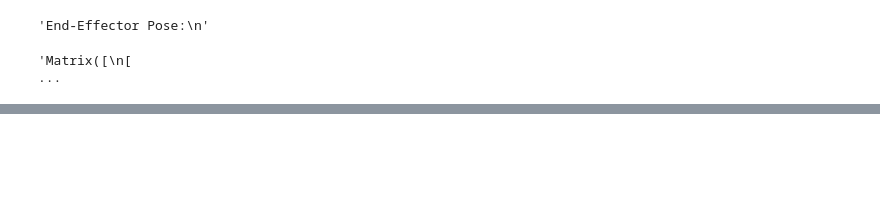
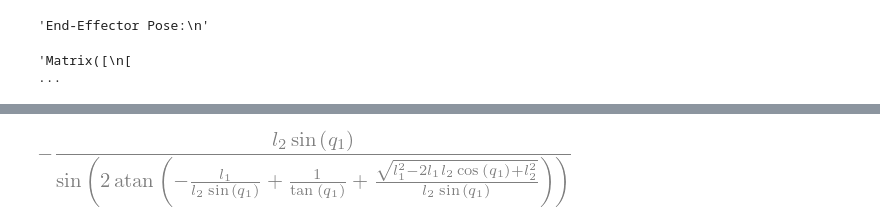
Before and after one commit to AmirSamanMirjalili/Robotics-Exercise, a Jupyter notebook: Code/E5.ipynb, the cells around one changed output, grey strips where cells are left out. Drawn from its saved outputs; the diff is of its cells as text; code cells hidden in the pictures; blank space fills up the shorter version.

```diff
--- a/Code/E5.ipynb
+++ b/Code/E5.ipynb
@@ -152,0 +279,89 @@ KeyError: 'q1'
+# %%
+def slider_crank_inverse_kinematics(q1: sf.Scalar, params: values.Values, epsilon: sf.Scalar):
+    """
+    Computes the inverse kinematics for a slider-crank linkage (1-RRPR) using n_link_forward_kinematics.
+
+    Args:
+        q1: Input joint angle (revolute)
+        params: A Values object containing geometric parameters of the mechanism
+        epsilon: A small number to handle singularities
+
+    Returns:
+        A tuple (q3_solutions, joint_variables) where q3_solutions is a list of solutions for q3
+        and joint_variables is a dictionary of all joint variables.
+    """
+    # Define the kinematic chains using n_link_forward_kinematics
+    def chain1(q1):
+        joint_angles = values.Values()
+        joint_angles['q1'] = q1
+        screw_axes = values.Values()
+        screw_axes['S1'] = sf.V6([0, 0, 1, 0, 0, 0])
+        # screw_axes['S2'] = sf.V6([0, 0, 1, -params['l1'], 0, 0])
+        M = values.Values()
+        M['R'] = sf.V3([0, 0, 0])
+        M['t'] = sf.V3([params['l2'], 0, 0])
+        return n_link_forward_kinematics(joint_angles, screw_axes, M, epsilon)
+
+    def chain2(q2,q3):
+        joint_angles = values.Values()
+        joint_angles['q1'] = q2
+        joint_angles['q2'] = q3-params['q3_min']
+        # axis of rotation for revolute joint1
+        omega1 = sf.V3(0, 0, 1)
+        # Calculate v for revolute joint 1
+        q1 = sf.V3(params['l1'], 0, 0)  # Point on the axis of joint 1
+        v1 = -omega1.cross(q1)
+        screw_axes = values.Values()
+        screw_axes['S1'] = sf.V6(omega1.to_flat_list() + v1.to_flat_list())
+        screw_axes['S2'] = sf.V6([0, 0, 0, 1, 0, 0])
+        M = values.Values()
+        M['R'] = sf.V3([0, 0, 0])
+        M['t'] = sf.V3([params['l1']+params['q3_min'], 0, 0])
+        return n_link_forward_kinematics(joint_angles, screw_axes, M, epsilon)
+
+        # Loop-closure condition
+    def loop_closure(q1,q2,q3):
+        T1 = chain1(q1)
+        T2 = chain2(q2, q3)
+        # Extract the position vectors from the transformation matrices
+        p1 = T1[0:3, 3]
+        p2 = T2[0:3, 3]
+        # The loop closure condition is that these positions should be equal
+        return p1 - p2
+
+    # Solve for q3 in terms of q1 using loop-closure condition
+    q1 = sf.Symbol('q1', positive=True)
+    q2 = sf.Symbol('q2', positive=True)
+    q3 = sf.Symbol('q3', positive=True)
+    closure_eqs = loop_closure(q1, q2, q3)
+    cleaned_closure_eqs = [sf.simplify(sf.expand(clean_expression(eq))) for eq in closure_eqs]
+
+    # Solve for q3 in terms of q1
+    solution = sf.solve(cleaned_closure_eqs, [q3,q2])
+
+    # Extract all solutions for q3 in terms of q1
+    q3_solutions = [sol[0] for sol in solution]
+
+    return q3_solutions, {'q1': q1, 'q3': q3_solutions}
+
+# Example usage
+params = values.Values()
+params['q3_min'] = sf.Symbol('q3_min', positive=True)
+params['l1'] = sf.Symbol('l1', positive=True)
+params['l2'] = sf.Symbol('l2', positive=True)
+q1 = sf.Symbol('q1', positive=True)
+epsilon = sf.numeric_epsilon
+
+q3_solutions, joint_vars = slider_crank_inverse_kinematics(q1, params, epsilon)
+
+display("Inverse Kinematics Solutions:")
+display("q3 solutions (in terms of q1):")
+for i, sol in enumerate(q3_solutions):
+    display(f"Solution {i+1}:")
+    display(sol)
+    display("\n")
+
+display("Joint Variables:")
+display("q1:")
+display(joint_vars['q1'])
+# %% [output]
@@ -152,0 +371 @@ KeyError: 'q1'
+[figure, added]
```
Also changed, not shown: parts of 7 cells of this notebook, 14 other files.
